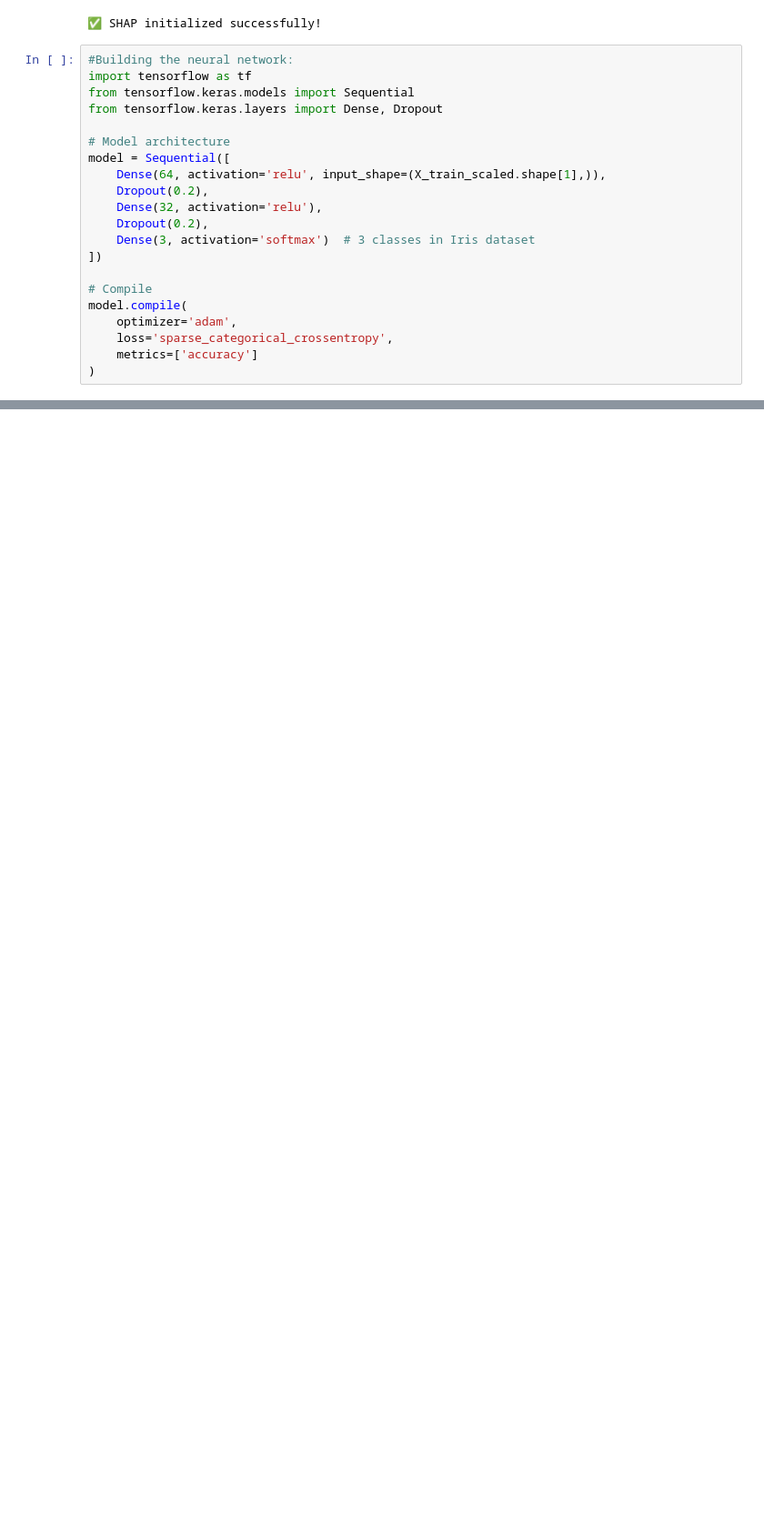
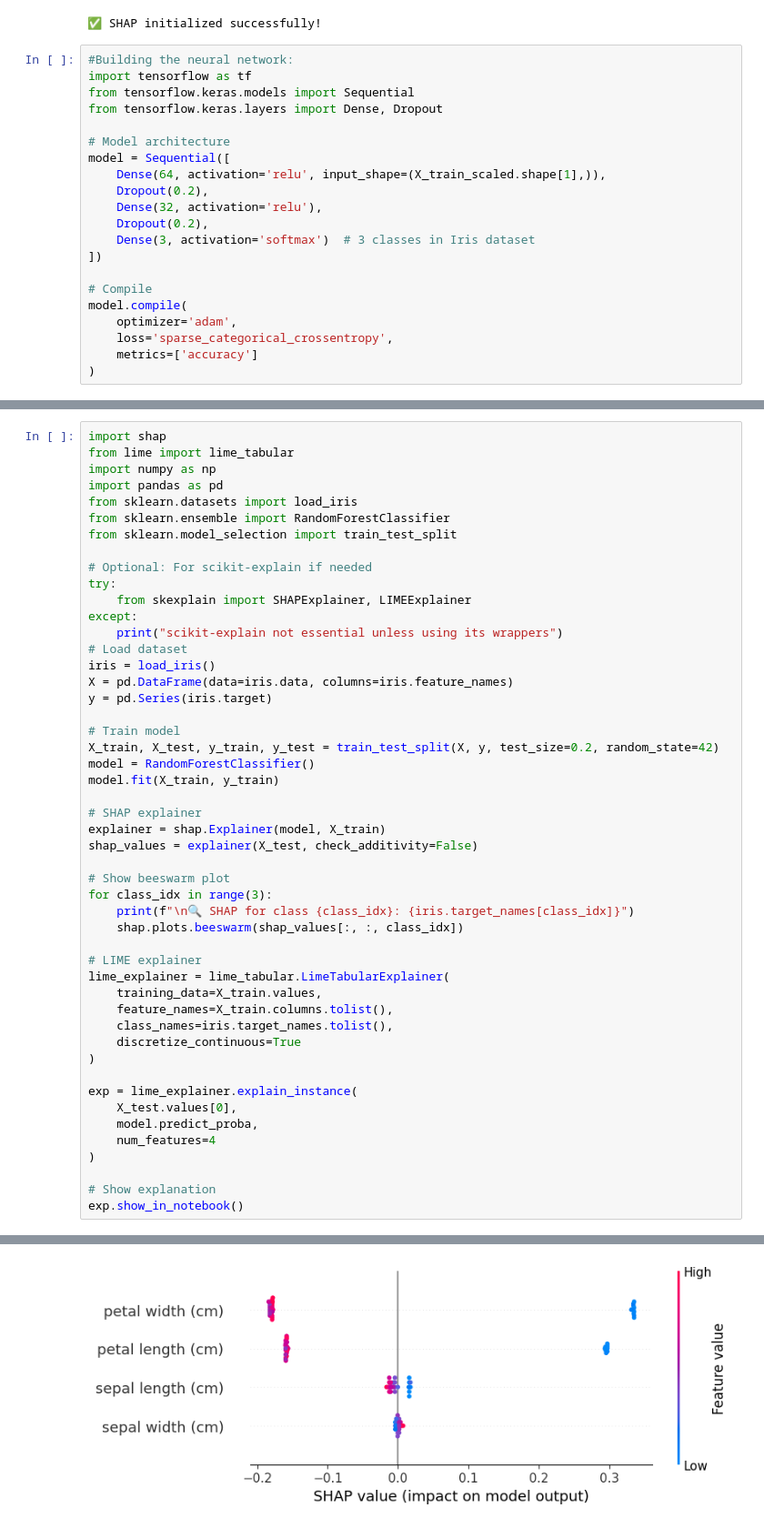
Before and after one commit to TishyaJ/Explainable_AI_for_model_Interpretability, a Jupyter notebook: Explainable_AI.ipynb, the cells around one changed output, grey strips where cells are left out. Shown at 91% size. Cells and saved outputs as stored; diff of their text form; blank space fills up the shorter version.

```diff
--- a/Explainable_AI.ipynb
+++ b/Explainable_AI.ipynb
@@ -169,0 +276,50 @@ plot_model(model, to_file='model_architecture.png', show_shapes=True, show_layer
+# %%
+import shap
+from lime import lime_tabular
+import numpy as np
+import pandas as pd
+from sklearn.datasets import load_iris
+from sklearn.ensemble import RandomForestClassifier
+from sklearn.model_selection import train_test_split
+
+# Optional: For scikit-explain if needed
+try:
+    from skexplain import SHAPExplainer, LIMEExplainer
+except:
+    print("scikit-explain not essential unless using its wrappers")
+# Load dataset
+iris = load_iris()
+X = pd.DataFrame(data=iris.data, columns=iris.feature_names)
+y = pd.Series(iris.target)
+
+# Train model
+X_train, X_test, y_train, y_test = train_test_split(X, y, test_size=0.2, random_state=42)
+model = RandomForestClassifier()
+model.fit(X_train, y_train)
+
+# SHAP explainer
+explainer = shap.Explainer(model, X_train)
+shap_values = explainer(X_test, check_additivity=False)
+
+# Show beeswarm plot
+for class_idx in range(3):
+    print(f"\n🔍 SHAP for class {class_idx}: {iris.target_names[class_idx]}")
+    shap.plots.beeswarm(shap_values[:, :, class_idx])
+
+# LIME explainer
+lime_explainer = lime_tabular.LimeTabularExplainer(
+    training_data=X_train.values,
+    feature_names=X_train.columns.tolist(),
+    class_names=iris.target_names.tolist(),
+    discretize_continuous=True
+)
+
+exp = lime_explainer.explain_instance(
+    X_test.values[0],
+    model.predict_proba,
+    num_features=4
+)
+
+# Show explanation
+exp.show_in_notebook()
+# %% [output]
@@ -169,0 +329 @@ plot_model(model, to_file='model_architecture.png', show_shapes=True, show_layer
+[figure, added]
```
Also changed, not shown: parts of 4 cells of this notebook.
